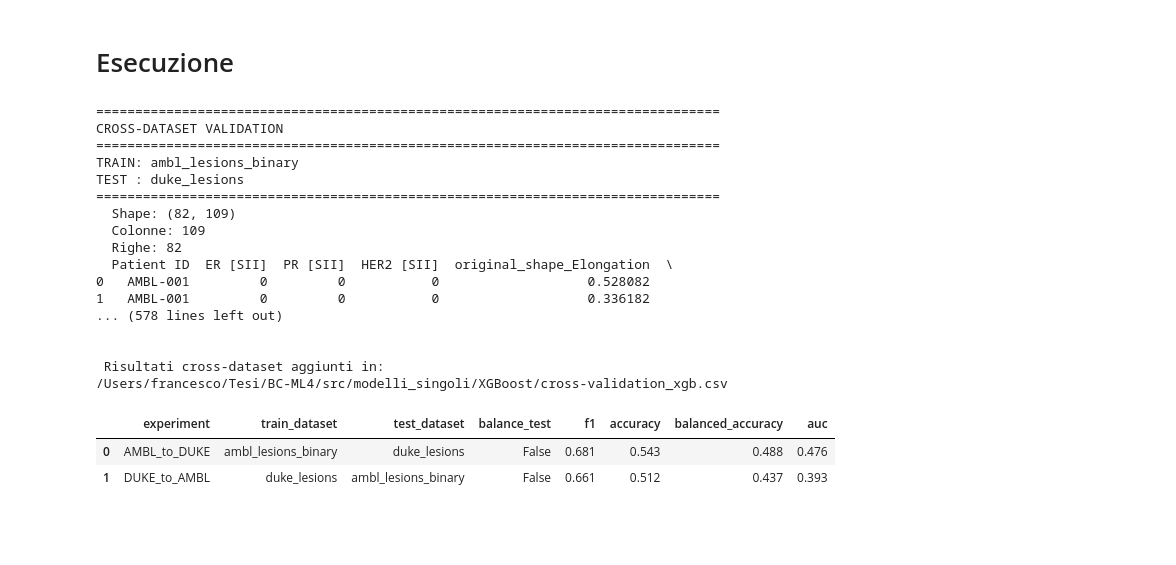
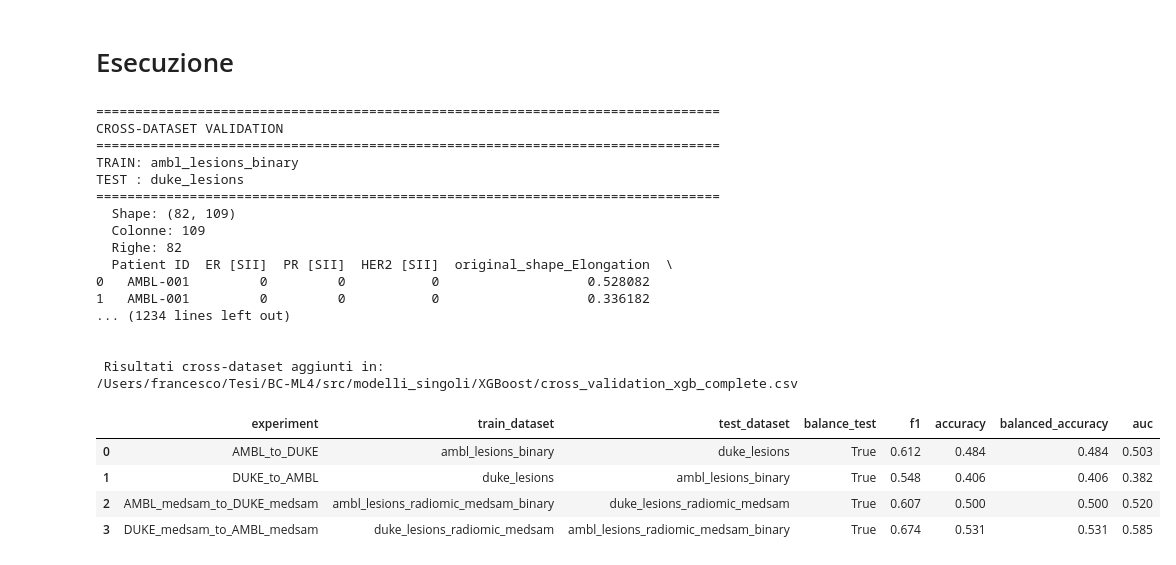
Before and after one commit to FrancescoDalCanto/BC-ML4, a Jupyter notebook: src/modelli_singoli/XGBoost/XGBoost_ER.ipynb, the cells around one changed output. Cells and saved outputs as stored; diff of their text form; code cells hidden in the pictures; blank space fills up the shorter version.

```diff
--- a/src/modelli_singoli/XGBoost/XGBoost_ER.ipynb
+++ b/src/modelli_singoli/XGBoost/XGBoost_ER.ipynb
@@ -87,10 +87,12 @@ def build_features_and_groups(df, target_col, dataset_type):
     ]
 
     # Definsico gli altri target da cancellare in base al csv
-    if dataset_type == "duke":
+    if "duke" in dataset_type:
         other_targets = ["GRADE", "isTN", "PR", "HER2"]
+    elif "ambl" in dataset_type:
+        other_targets = ["PR [SII]", "HER2 [SII]"]
     else:
-        other_targets = ["PR [SII]", "HER2 [SII]"]
+        raise ValueError(f"Dataset type '{dataset_type}' non riconosciuto")
 
     drop_cols = base_drop_cols + other_targets
 
@@ -240,7 +242,7 @@ def balance_test_sets(cv_splits, y):
 def get_model(params=None):
     base_params = dict(
         random_state=42,
-        n_jobs=1,
+        n_jobs=-1,
         objective="binary:logistic",
         eval_metric="logloss",
         tree_method="hist",
@@ -328,7 +330,7 @@ def evaluate_folds(X, y, splits, best_params):
 
     for fold_num, (train_idx, test_idx) in enumerate(splits, 1):
         # Train
-        model = XGBClassifier(**best_params)
+        model = get_model(best_params)
         model.fit(X.iloc[train_idx], y.iloc[train_idx])
 
         # Test
@@ -624,8 +655,8 @@ print("\n>>> FEATURE IMPORTANCE AMBL")
 best_params_fi = results["AMBL_medsam_ER"]["best_params"]
 
 df_fi = load_dataset(
-    FILE_PATH / "ambl_lesions_binary.csv",
-    "ambl_lesions_binary"
+    FILE_PATH / "ambl_lesions_radiomic_medsam_binary.csv",
+    "ambl_lesions_radiomic_medsam_binary"
 )
 
 df_fi, y_fi = select_target(df_fi, TARGET_MAP["ambl"])
@@ -648,9 +679,10 @@ print("\n>>> FEATURE IMPORTANCE DUKE")
 best_params_fi = results["DUKE_medsam_ER"]["best_params"]
 
 df_fi = load_dataset(
-    FILE_PATH / "duke_lesions.csv",
-    "duke_lesions"
+    FILE_PATH / "duke_lesions_radiomic_medsam.csv",
+    "duke_lesions_radiomic_medsam"
 )
+
 
 df_fi, y_fi = select_target(df_fi, TARGET_MAP["duke"])
 X_fi, _ = build_features_and_groups(df_fi, TARGET_MAP["duke"], "duke")
@@ -808,13 +837,14 @@ def save_cross_results_to_csv(cross_results, output_path):
 # %%
 cross_results = {}
 
-# Prendo i best params da una delle CV intra-dataset
-best_params_global = results["DUKE_ER"]["best_params"]
-# in alternativa:
-# best_params_global = results["AMBL_ER"]["best_params"]
+# Prendo i best params dalle CV intra-dataset
+best_params_ambl = results["AMBL_ER"]["best_params"]
+best_params_duke = results["DUKE_ER"]["best_params"]
+best_params_ambl_medsam = results["AMBL_medsam_ER"]["best_params"]
+best_params_duke_medsam = results["DUKE_medsam_ER"]["best_params"]
 
 # ================================
-# Esecuzione 1: AMBL → DUKE
+# 1. AMBL → DUKE
 # ================================
 cross_results["AMBL_to_DUKE"] = cross_validation(
     FILE_PATH / "ambl_lesions_binary.csv",
@@ -823,47 +853,77 @@ cross_results["AMBL_to_DUKE"] = cross_validation(
     FILE_PATH / "duke_lesions.csv",
     "duke_lesions",
     "duke",
-    best_params_global,
-    balance_test=False
+    best_params_ambl,
+    balance_test=BALANCE_TEST
 )
 
 # ================================
-# Esecuzione 2: DUKE → AMBL
+# 2. DUKE → AMBL
 # ================================
 cross_results["DUKE_to_AMBL"] = cross_validation(
     FILE_PATH / "duke_lesions.csv",
     "duke_lesions",
     "duke",
     FILE_PATH / "ambl_lesions_binary.csv",
     "ambl_lesions_binary",
     "ambl",
-    best_params_global,
-    balance_test=False
+    best_params_duke,
+    balance_test=BALANCE_TEST
 )
 
+# ================================
+# 3. AMBL_medsam → DUKE_medsam
+# ================================
+cross_results["AMBL_medsam_to_DUKE_medsam"] = cross_validation(
+    FILE_PATH / "ambl_lesions_radiomic_medsam_binary.csv",
+    "ambl_lesions_radiomic_medsam_binary",
+    "ambl_medsam",
+    FILE_PATH / "duke_lesions_radiomic_medsam.csv",
+    "duke_lesions_radiomic_medsam",
+    "duke_medsam",
+    best_params_ambl_medsam,
+    balance_test=BALANCE_TEST
+)
 
+# ================================
+# 4. DUKE_medsam → AMBL_medsam
+# ================================
+cross_results["DUKE_medsam_to_AMBL_medsam"] = cross_validation(
+    FILE_PATH / "duke_lesions_radiomic_medsam.csv",
+    "duke_lesions_radiomic_medsam",
+    "duke_medsam",
+    FILE_PATH / "ambl_lesions_radiomic_medsam_binary.csv",
+    "ambl_lesions_radiomic_medsam_binary",
+    "ambl_medsam",
+    best_params_duke_medsam,
+    balance_test=BALANCE_TEST
+)
+
+# Salva i risultati
 save_cross_results_to_csv(
     cross_results,
-    "/Users/francesco/Tesi/BC-ML4/src/modelli_singoli/XGBoost/cross-validation_xgb.csv"
+    "/Users/francesco/Tesi/BC-ML4/src/modelli_singoli/XGBoost/cross_validation_xgb_complete.csv"
 )
 # %% [output]
 ================================================================================
 CROSS-DATASET VALIDATION
 ================================================================================
 TRAIN: ambl_lesions_binary
 TEST : duke_lesions
 ================================================================================
   Shape: (82, 109)
   Colonne: 109
   Righe: 82
   Patient ID  ER [SII]  PR [SII]  HER2 [SII]  original_shape_Elongation  \
 0   AMBL-001         0         0           0                   0.528082
 1   AMBL-001         0         0           0                   0.336182
-... (578 lines left out)
+... (1234 lines left out)
 
 
  Risultati cross-dataset aggiunti in:
-/Users/francesco/Tesi/BC-ML4/src/modelli_singoli/XGBoost/cross-validation_xgb.csv
+/Users/francesco/Tesi/BC-ML4/src/modelli_singoli/XGBoost/cross_validation_xgb_complete.csv
 |  | experiment | train_dataset | test_dataset | balance_test | f1 | accuracy | balanced_accuracy | auc |
-| 0 | AMBL_to_DUKE | ambl_lesions_binary | duke_lesions | False | 0.681 | 0.543 | 0.488 | 0.476 |
-| 1 | DUKE_to_AMBL | duke_lesions | ambl_lesions_binary | False | 0.661 | 0.512 | 0.437 | 0.393 |
+| 0 | AMBL_to_DUKE | ambl_lesions_binary | duke_lesions | True | 0.612 | 0.484 | 0.484 | 0.503 |
+| 1 | DUKE_to_AMBL | duke_lesions | ambl_lesions_binary | True | 0.548 | 0.406 | 0.406 | 0.382 |
+| 2 | AMBL_medsam_to_DUKE_medsam | ambl_lesions_radiomic_medsam_binary | duke_lesions_radiomic_medsam | True | 0.607 | 0.500 | 0.500 | 0.520 |
+| 3 | DUKE_medsam_to_AMBL_medsam | duke_lesions_radiomic_medsam | ambl_lesions_radiomic_medsam_binary | True | 0.674 | 0.531 | 0.531 | 0.585 |
```
Also changed, not shown: parts of 3 cells of this notebook, 37 other files.
